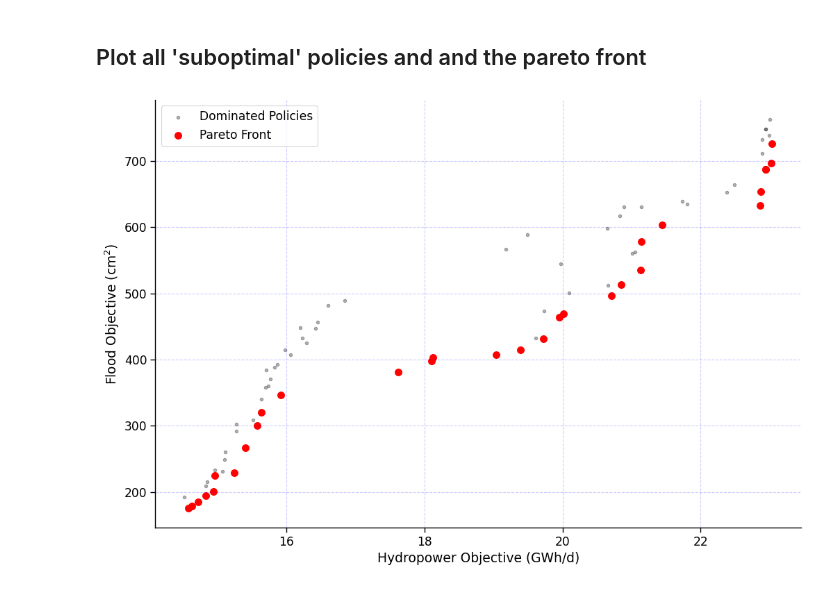
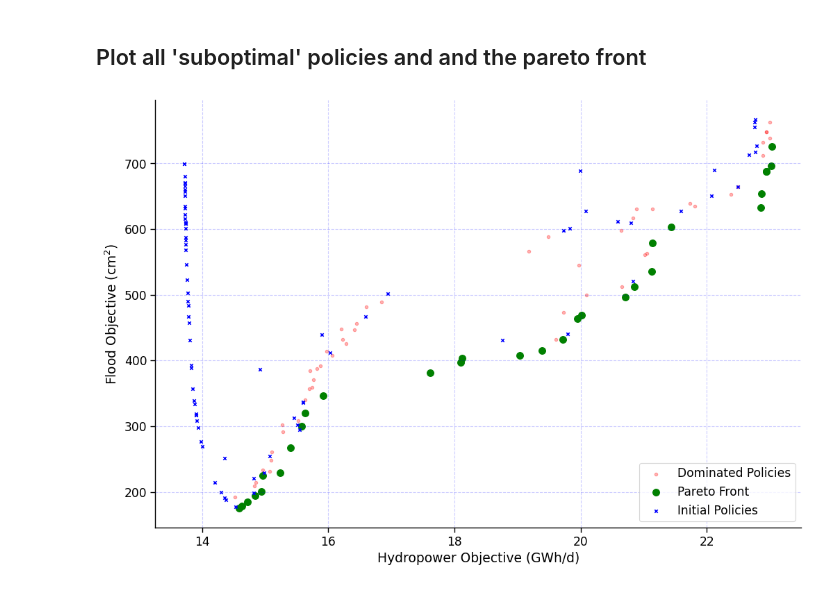
Before and after one commit to CooperBigFoot/optimal-wat-allocation, a Jupyter notebook: code/eda.ipynb, the cells around one changed output. Drawn from its saved outputs; the diff is of its cells as text; code cells hidden in the pictures.

```diff
--- a/code/eda.ipynb
+++ b/code/eda.ipynb
@@ -271,7 +351,9 @@ def load_and_concat_data(
         df.columns = columns
 
         combined_data = pd.concat([combined_data, df]).reset_index(drop=True)
-        combined_data.drop_duplicates(inplace=True, subset=['h2', 'm2', 'w', 'OF_flood', 'OF_hydro'])
+        combined_data.drop_duplicates(
+            inplace=True, subset=["h2", "m2", "w", "OF_flood", "OF_hydro"]
+        )
 
     return combined_data
 # %%
@@ -324,34 +406,45 @@ def find_pareto_frontier(df: pd.DataFrame, x: str, y: str) -> pd.DataFrame:
             pareto_frontier.append(row)
 
     pareto_frontier = pd.DataFrame(pareto_frontier, columns=df.columns)
     return pareto_frontier
 
 
-pareto_frontier = find_pareto_frontier(gen_opt_policies, "OF_hydro", "OF_flood")
+pareto_frontier = find_pareto_frontier(
+    gen_opt_policies, "OF_hydro", "OF_flood")
 
 plt.scatter(
     gen_opt_policies["OF_hydro"],
     gen_opt_policies["OF_flood"],
-    c="black",
+    c="red",
     s=10,
     alpha=0.3,
     label="Dominated Policies",
 )
 plt.scatter(
     pareto_frontier["OF_hydro"],
     pareto_frontier["OF_flood"],
-    c="red",
+    c="green",
     s=50,
     label="Pareto Front",
+)
+
+plt.scatter(
+    gen_init_policies["OF_hydro"],
+    gen_init_policies["OF_flood"],
+    c="blue",
+    s=10,
+    alpha=1,
+    label="Initial Policies",
+    marker="x",
 )
 
 plt.xlabel("Hydropower Objective (GWh/d)")
 plt.ylabel("Flood Objective (cm$^2$)")
 sns.despine()
 plt.legend()
 plt.grid(alpha=0.2, linestyle="--", color="#0000FF")
 
 
 plt.show()
 # %% [output]
-[figure, old version]
+[figure, new version]
```
Also changed, not shown: parts of 12 cells of this notebook, 2 other files.
